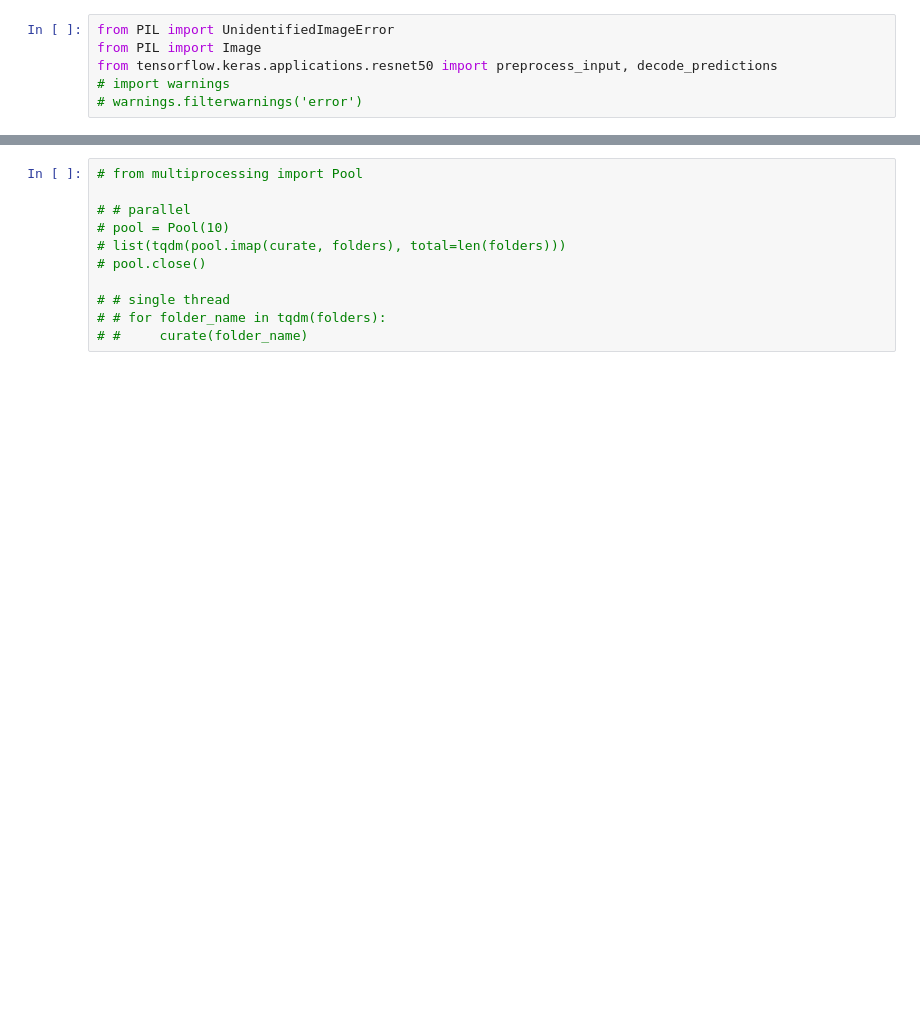
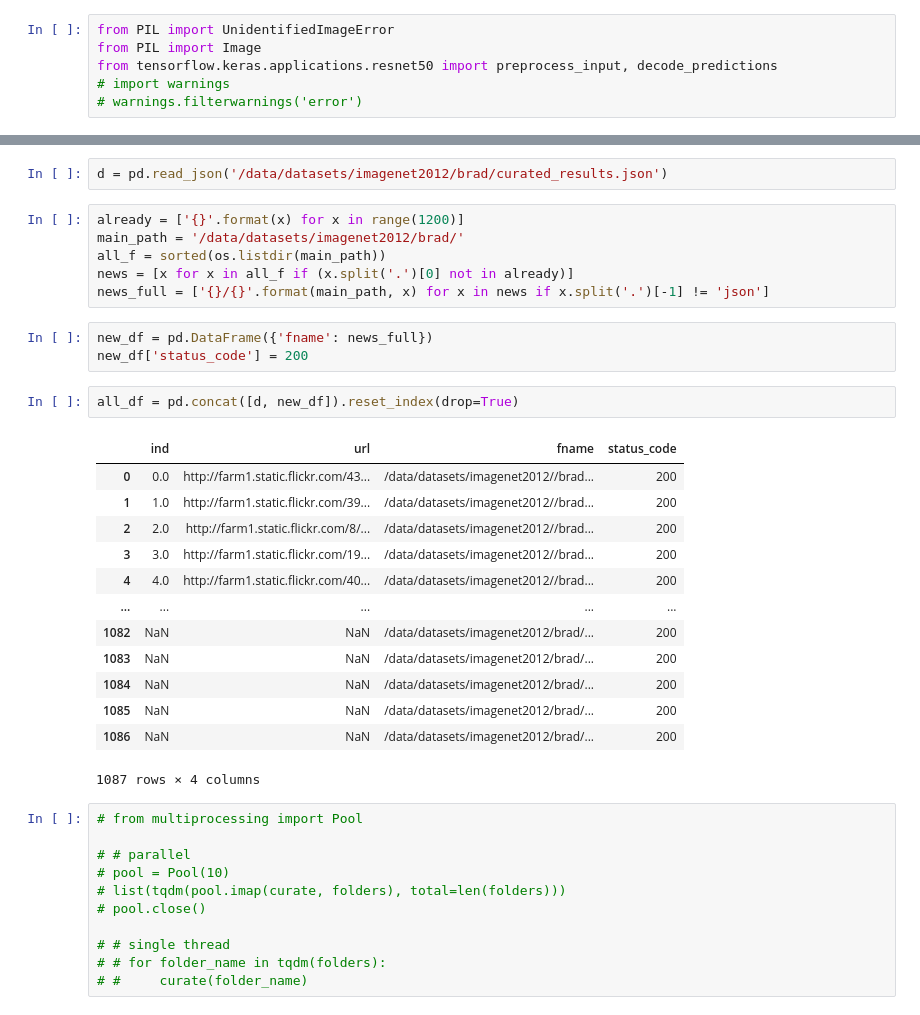
Before and after one commit to ivanlen/NotCodes, a Jupyter notebook: notebooks/check_images_integrity.ipynb, the cells around one changed output, grey strips where cells are left out. Drawn from its saved outputs; the diff is of its cells as text; blank space fills up the shorter version.

```diff
--- a/notebooks/check_images_integrity.ipynb
+++ b/notebooks/check_images_integrity.ipynb
@@ -57,6 +60,33 @@ def curate(folder_name, file_name='/curated_results.json'):
     preprocess_input(np.array(ims))
     new_json_path = folder_name + '/curated_results.json'
     ims_df.to_json(new_json_path)
+# %%
+d = pd.read_json('/data/datasets/imagenet2012/brad/curated_results.json')
+# %%
+already = ['{}'.format(x) for x in range(1200)]
+main_path = '/data/datasets/imagenet2012/brad/'
+all_f = sorted(os.listdir(main_path))
+news = [x for x in all_f if (x.split('.')[0] not in already)]
+news_full = ['{}/{}'.format(main_path, x) for x in news if x.split('.')[-1] != 'json']
+# %%
+new_df = pd.DataFrame({'fname': news_full})
+new_df['status_code'] = 200
+# %%
+all_df = pd.concat([d, new_df]).reset_index(drop=True)
+# %% [output]
+|  | ind | url | fname | status_code |
+| 0 | 0.0 | http://farm1.static.flickr.com/43... | /data/datasets/imagenet2012//brad... | 200 |
+| 1 | 1.0 | http://farm1.static.flickr.com/39... | /data/datasets/imagenet2012//brad... | 200 |
+| 2 | 2.0 | http://farm1.static.flickr.com/8/... | /data/datasets/imagenet2012//brad... | 200 |
+| 3 | 3.0 | http://farm1.static.flickr.com/19... | /data/datasets/imagenet2012//brad... | 200 |
+| 4 | 4.0 | http://farm1.static.flickr.com/40... | /data/datasets/imagenet2012//brad... | 200 |
+| ... | ... | ... | ... | ... |
+| 1082 | NaN | NaN | /data/datasets/imagenet2012/brad/... | 200 |
+| 1083 | NaN | NaN | /data/datasets/imagenet2012/brad/... | 200 |
+| 1084 | NaN | NaN | /data/datasets/imagenet2012/brad/... | 200 |
+| 1085 | NaN | NaN | /data/datasets/imagenet2012/brad/... | 200 |
+| 1086 | NaN | NaN | /data/datasets/imagenet2012/brad/... | 200 |
+1087 rows × 4 columns
 # %%
 # from multiprocessing import Pool
 
```
Also changed, not shown: parts of 1 cell of this notebook, 13 other files.
